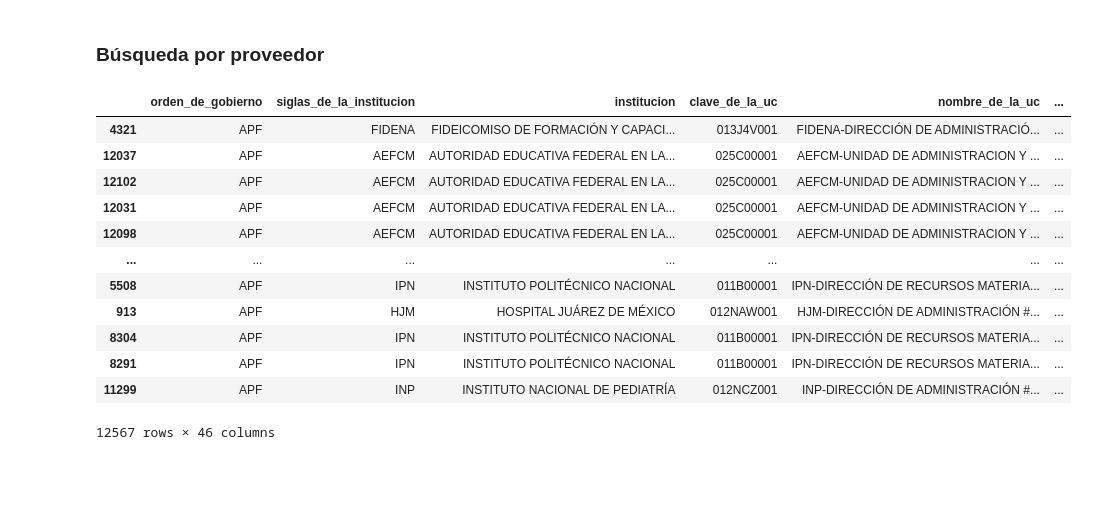
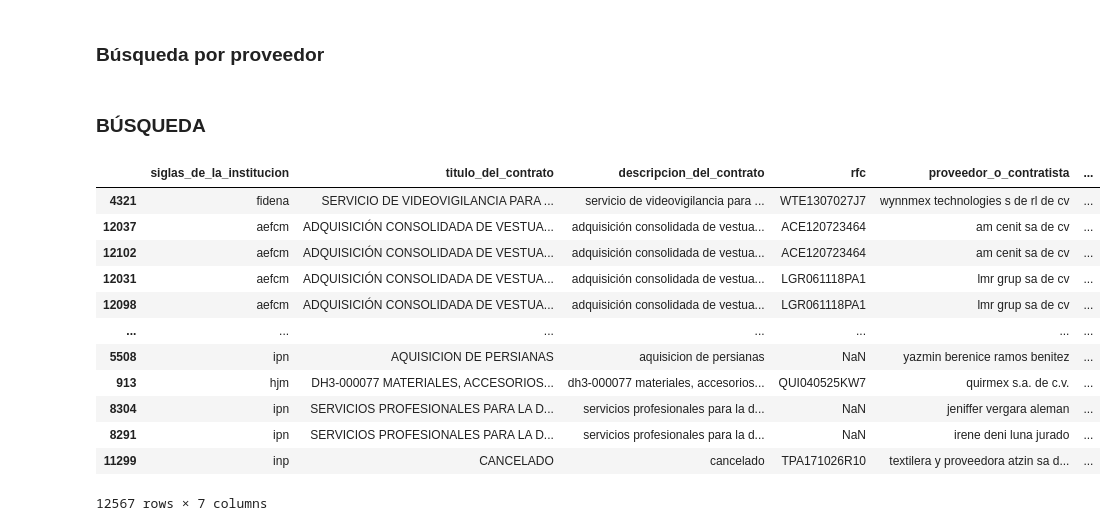
Before and after one commit to artiherrera/analisis_compranet, a Jupyter notebook: notebooks/0.0-analisis_exploratorio.ipynb, the cells around one changed output. Saved outputs shown, nothing was run; the diff lists cells and outputs as text; code cells hidden in the pictures; blank space fills up the shorter version.

Commit message:
Se agregó un mejor sistema de búsqueda

```diff
--- a/notebooks/0.0-analisis_exploratorio.ipynb
+++ b/notebooks/0.0-analisis_exploratorio.ipynb
@@ -202,19 +202,24 @@ prov_df
 # %%
 def filter_contratos(contratos_df):
     # Solicita al usuario un proveedor o contratista o RFC
-    search_term = input("Por favor, ingresa el nombre del proveedor o contratista o el RFC (déjalo en blanco para mostrar todos): ")
+    search_term = input("Por favor, ingresa el nombre del proveedor o contratista o el RFC (déjalo en blanco para mostrar todos): ").lower()
 
     # Solicita al usuario las siglas de la institución o "todas" para buscar en todas
-    institution = input("Por favor, ingresa las siglas de la institución (déjalo en blanco para mostrar todas) o 'todas' para buscar en todas: ")
+    institution = input("Por favor, ingresa las siglas de la institución (déjalo en blanco para mostrar todas) o 'todas' para buscar en todas: ").lower()
 
     # Solicita al usuario las palabras clave en la descripción del contrato
-    keywords = input("Por favor, ingresa las palabras clave en la descripción del contrato (déjalo en blanco para buscar todas): ")
+    keywords = input("Por favor, ingresa las palabras clave en la descripción del contrato (separa múltiples palabras con comas, déjalo en blanco para buscar todas): ").lower()
 
     # Solicita al usuario las palabras a excluir en la descripción del contrato
-    exclude_words = input("Por favor, ingresa las palabras a excluir en la descripción del contrato (déjalo en blanco para no excluir ninguna): ")
+    exclude_words = input("Por favor, ingresa las palabras a excluir en la descripción del contrato (separa múltiples palabras con comas, déjalo en blanco para no excluir ninguna): ").lower()
 
     # Inicialmente asumimos todos los contratos
-    filtered_df = contratos_df
+    filtered_df = contratos_df.copy()  # Creamos una copia del DataFrame
+
+    # Convierte las columnas de texto a minúsculas
+    filtered_df['proveedor_o_contratista'] = filtered_df['proveedor_o_contratista'].str.lower()
+    filtered_df['siglas_de_la_institucion'] = filtered_df['siglas_de_la_institucion'].str.lower()
+    filtered_df['descripcion_del_contrato'] = filtered_df['descripcion_del_contrato'].str.lower()
 
     # Filtra por proveedor o contratista o RFC si se proporciona
     if search_term:
@@ -224,7 +229,7 @@ def filter_contratos(contratos_df):
             filtered_df = filtered_df.loc[filtered_df['proveedor_o_contratista'].str.contains(search_term, case=False)]
 
     # Filtra por institución si se proporciona
-    if institution.lower() != 'todas' and institution:
+    if institution != 'todas' and institution:
         filtered_df = filtered_df.loc[filtered_df['siglas_de_la_institucion'] == institution]
 
     # Reemplaza los NaN en la descripción del contrato por cadenas vacías
@@ -232,12 +237,14 @@ def filter_contratos(contratos_df):
 
     # Filtra por palabras clave en la descripción del contrato si se proporcionan
     if keywords:
-        for keyword in keywords.split():
+        for keyword in keywords.split(','):
+            keyword = keyword.strip()  # Remueve los espacios adicionales al principio y al final de la palabra
             filtered_df = filtered_df.loc[filtered_df['descripcion_del_contrato'].str.contains(keyword, case=False)]
 
     # Excluye contratos que contienen ciertas palabras en la descripción del contrato si se proporcionan
     if exclude_words:
-        for word in exclude_words.split():
+        for word in exclude_words.split(','):
+            word = word.strip()  # Remueve los espacios adicionales al principio y al final de la palabra
             filtered_df = filtered_df.loc[~filtered_df['descripcion_del_contrato'].str.contains(word, case=False)]
 
     # Ordena el DataFrame filtrado por importe en orden descendente
@@ -245,21 +252,25 @@ def filter_contratos(contratos_df):
 
     # Muestra el DataFrame filtrado
     return filtered_df
+
+# Usa la función:
+# %% [markdown]
+### BÚSQUEDA
 # %%
 # Usa la función:
 buscar = filter_contratos(contratos_df)
-buscar
+buscar[['siglas_de_la_institucion', 'titulo_del_contrato', 'descripcion_del_contrato','rfc','proveedor_o_contratista', 'importe', 'direccion_del_anuncio' ]]
 # %% [output]
-|  | orden_de_gobierno | siglas_de_la_institucion | institucion | clave_de_la_uc | nombre_de_la_uc | ... |
-| 4321 | APF | FIDENA | FIDEICOMISO DE FORMACIÓN Y CAPACI... | 013J4V001 | FIDENA-DIRECCIÓN DE ADMINISTRACIÓ... | ... |
-| 12037 | APF | AEFCM | AUTORIDAD EDUCATIVA FEDERAL EN LA... | 025C00001 | AEFCM-UNIDAD DE ADMINISTRACION Y ... | ... |
-| 12102 | APF | AEFCM | AUTORIDAD EDUCATIVA FEDERAL EN LA... | 025C00001 | AEFCM-UNIDAD DE ADMINISTRACION Y ... | ... |
-| 12031 | APF | AEFCM | AUTORIDAD EDUCATIVA FEDERAL EN LA... | 025C00001 | AEFCM-UNIDAD DE ADMINISTRACION Y ... | ... |
-| 12098 | APF | AEFCM | AUTORIDAD EDUCATIVA FEDERAL EN LA... | 025C00001 | AEFCM-UNIDAD DE ADMINISTRACION Y ... | ... |
+|  | siglas_de_la_institucion | titulo_del_contrato | descripcion_del_contrato | rfc | proveedor_o_contratista | ... |
+| 4321 | fidena | SERVICIO DE VIDEOVIGILANCIA PARA ... | servicio de videovigilancia para ... | WTE1307027J7 | wynnmex technologies s de rl de cv | ... |
+| 12037 | aefcm | ADQUISICIÓN CONSOLIDADA DE VESTUA... | adquisición consolidada de vestua... | ACE120723464 | am cenit sa de cv | ... |
+| 12102 | aefcm | ADQUISICIÓN CONSOLIDADA DE VESTUA... | adquisición consolidada de vestua... | ACE120723464 | am cenit sa de cv | ... |
+| 12031 | aefcm | ADQUISICIÓN CONSOLIDADA DE VESTUA... | adquisición consolidada de vestua... | LGR061118PA1 | lmr grup sa de cv | ... |
+| 12098 | aefcm | ADQUISICIÓN CONSOLIDADA DE VESTUA... | adquisición consolidada de vestua... | LGR061118PA1 | lmr grup sa de cv | ... |
 | ... | ... | ... | ... | ... | ... | ... |
-| 5508 | APF | IPN | INSTITUTO POLITÉCNICO NACIONAL | 011B00001 | IPN-DIRECCIÓN DE RECURSOS MATERIA... | ... |
-| 913 | APF | HJM | HOSPITAL JUÁREZ DE MÉXICO | 012NAW001 | HJM-DIRECCIÓN DE ADMINISTRACIÓN #... | ... |
-| 8304 | APF | IPN | INSTITUTO POLITÉCNICO NACIONAL | 011B00001 | IPN-DIRECCIÓN DE RECURSOS MATERIA... | ... |
-| 8291 | APF | IPN | INSTITUTO POLITÉCNICO NACIONAL | 011B00001 | IPN-DIRECCIÓN DE RECURSOS MATERIA... | ... |
-| 11299 | APF | INP | INSTITUTO NACIONAL DE PEDIATRÍA | 012NCZ001 | INP-DIRECCIÓN DE ADMINISTRACIÓN #... | ... |
+| 5508 | ipn | AQUISICION DE PERSIANAS | aquisicion de persianas | NaN | yazmin berenice ramos benitez | ... |
+| 913 | hjm | DH3-000077 MATERIALES, ACCESORIOS... | dh3-000077 materiales, accesorios... | QUI040525KW7 | quirmex s.a. de c.v. | ... |
+| 8304 | ipn | SERVICIOS PROFESIONALES PARA LA D... | servicios profesionales para la d... | NaN | jeniffer vergara aleman | ... |
+| 8291 | ipn | SERVICIOS PROFESIONALES PARA LA D... | servicios profesionales para la d... | NaN | irene deni luna jurado | ... |
+| 11299 | inp | CANCELADO | cancelado | TPA171026R10 | textilera y proveedora atzin sa d... | ... |
-12567 rows × 46 columns
+12567 rows × 7 columns
```
